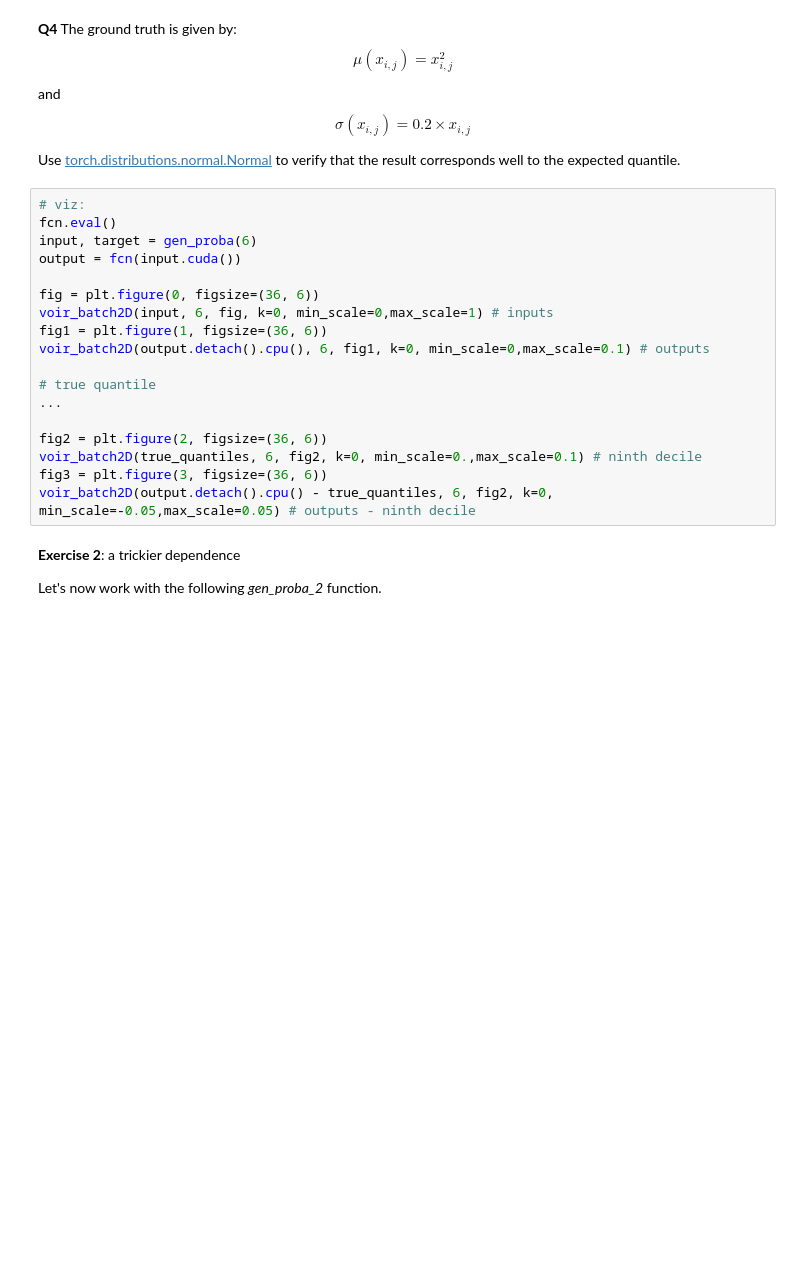
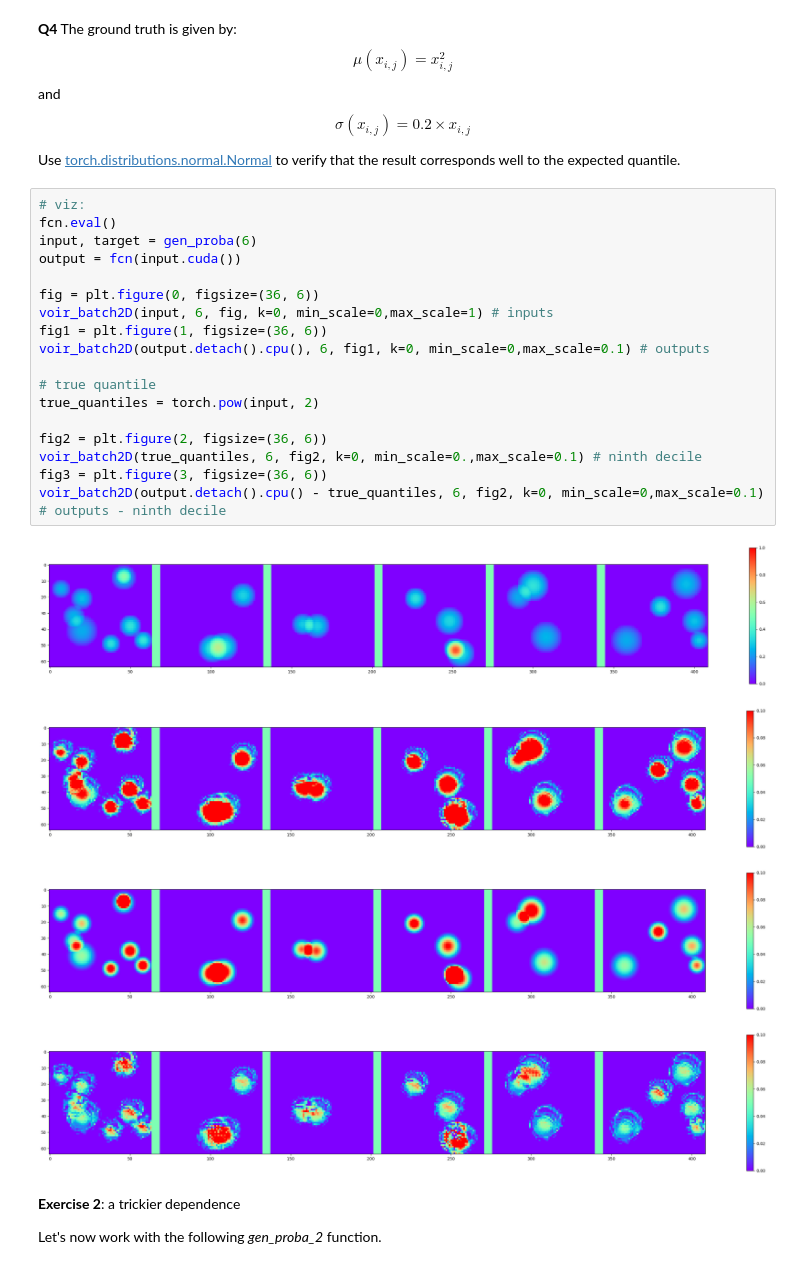
Before and after one commit to remi421/ML_S5_etudiants, a Jupyter notebook: practicals/P5/P5_instructions.ipynb, the cells around one changed output. Cells and saved outputs as stored; diff of their text form; blank space fills up the shorter version.

```diff
--- a/practicals/P5/P5_instructions.ipynb
+++ b/practicals/P5/P5_instructions.ipynb
@@ -104,21 +164,26 @@ Use [torch.distributions.normal.Normal](https://pytorch.org/docs/stable/distribu
 # %%
 # viz:
 fcn.eval()
 input, target = gen_proba(6)
 output = fcn(input.cuda())
 
 fig = plt.figure(0, figsize=(36, 6))
 voir_batch2D(input, 6, fig, k=0, min_scale=0,max_scale=1) # inputs
 fig1 = plt.figure(1, figsize=(36, 6))
 voir_batch2D(output.detach().cpu(), 6, fig1, k=0, min_scale=0,max_scale=0.1) # outputs
 
 # true quantile
-...
+true_quantiles = torch.pow(input, 2)
 
 fig2 = plt.figure(2, figsize=(36, 6))
 voir_batch2D(true_quantiles, 6, fig2, k=0, min_scale=0.,max_scale=0.1) # ninth decile
 fig3 = plt.figure(3, figsize=(36, 6))
-voir_batch2D(output.detach().cpu() - true_quantiles, 6, fig2, k=0, min_scale=-0.05,max_scale=0.05) # outputs - ninth decile
+voir_batch2D(output.detach().cpu() - true_quantiles, 6, fig2, k=0, min_scale=0,max_scale=0.1) # outputs - ninth decile
+# %% [output]
+[figure, added]
+[figure, added]
+[figure, added]
+[figure, added]
 # %% [markdown]
 **Exercise 2**: a trickier dependence
 
```
Also changed, not shown: parts of 7 cells of this notebook.
